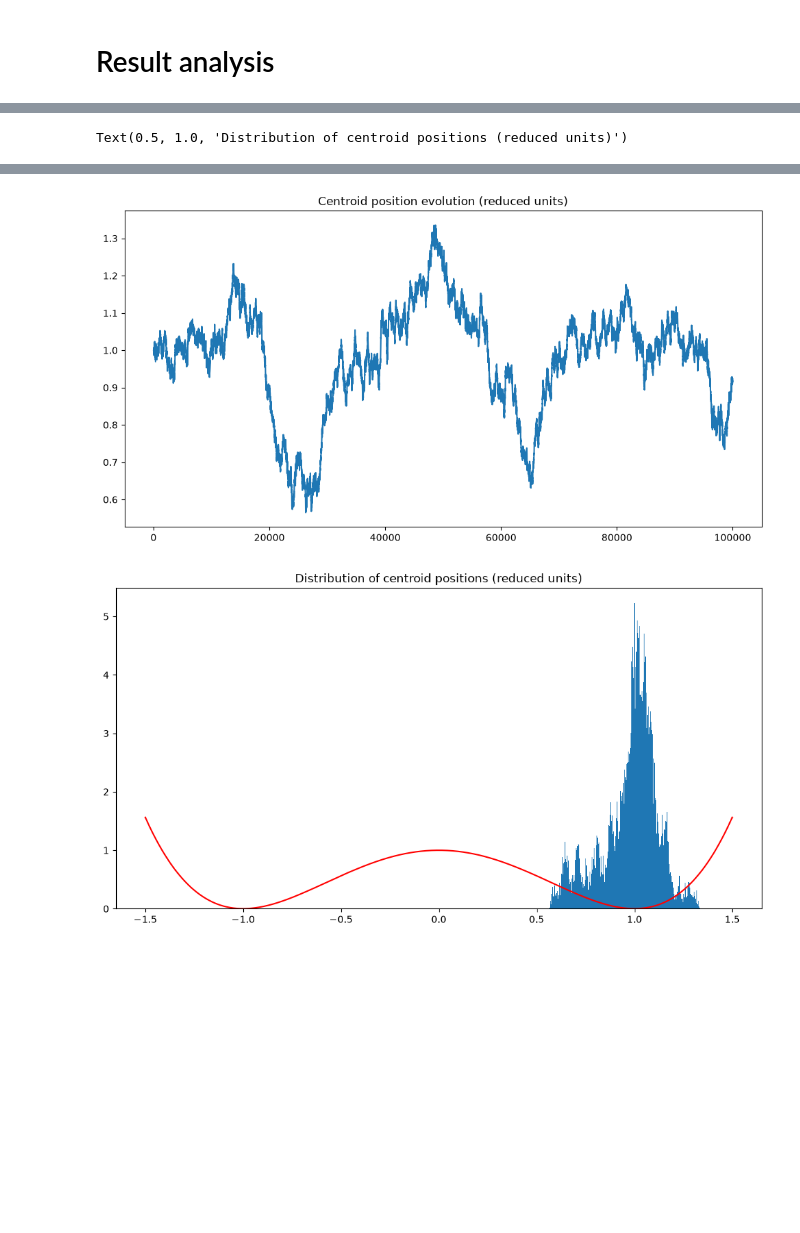
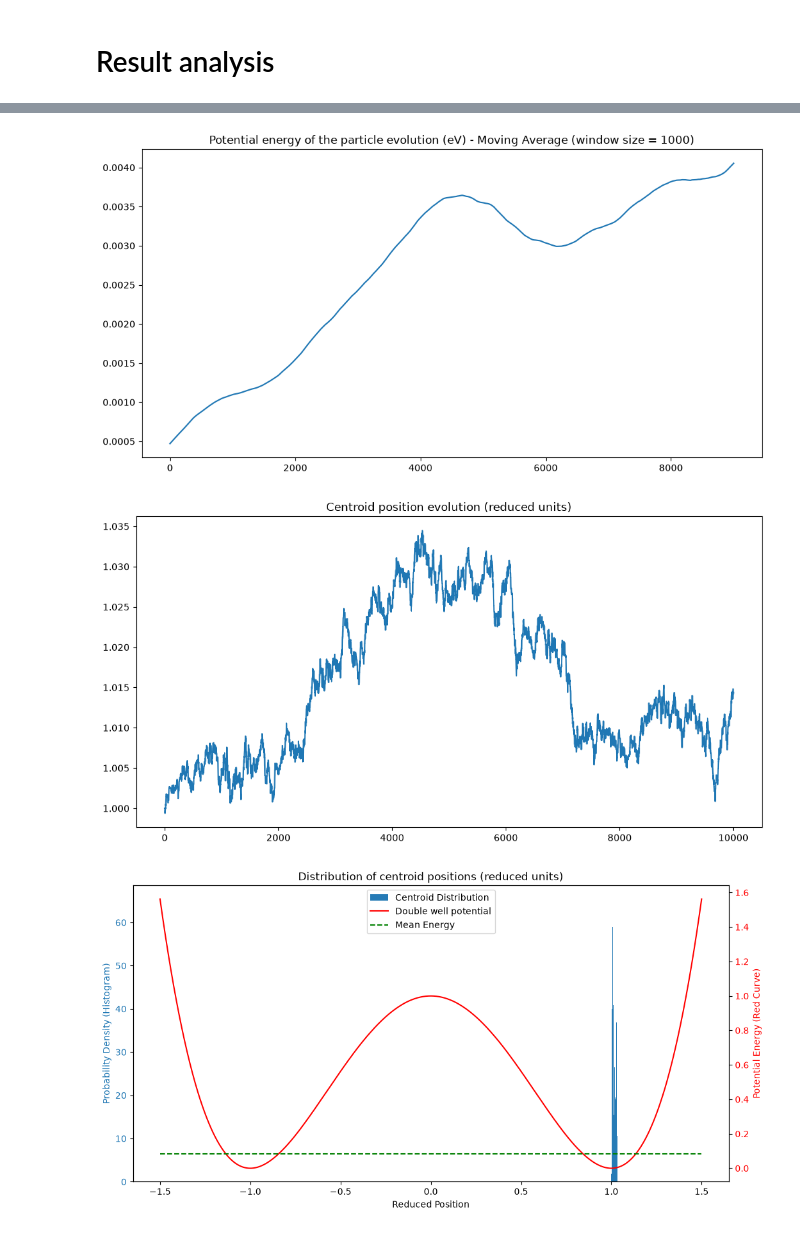
Before and after one commit to jJulZzZ/MSN---Projet-8, a Jupyter notebook: simu.ipynb, the cells around one changed output, grey strips where cells are left out. Drawn from its saved outputs; the diff is of its cells as text; code cells hidden in the pictures; blank space fills up the shorter version.

```diff
--- a/simu.ipynb
+++ b/simu.ipynb
@@ -93,13 +132,17 @@ def run_simulation(N):
 # %% [markdown]
 # Run simulation
 # %%
-M_conf, success_list = run_simulation(100000)
+M_conf, success_list, params = run_simulation(10000, 30)
 # %% [markdown]
 # Result analysis
 # %%
 # Success rate calculation (should be between 40% and 50%, if not change dx)
 success_rate = np.mean(success_list) * 100
 print(f"Success rate: {success_rate:.2f}%")
+P = params.P
+a = params.a
+V0 = params.V0
+N = params.N
 
 # Mean energy calculation
 def mean_energy(M_conf):
@@ -111,6 +154,7 @@ def mean_energy(M_conf):
 mean_energies = mean_energy(M_conf)
 print(f"Mean energy: {np.mean(mean_energies) / const.e:.4e} eV")
 print(f"Variance of energy: {np.var(mean_energies) / (const.e**2):.4e} eV^2")
+mean_energy_prod = np.mean(mean_energies[int(np.ceil(N/2)):])  # Mean energy after equilibration (discard first half of the simulation)
 
 # Centroid distribution calculation
 def centroid_distribution(M_conf):
@@ -132,14 +176,39 @@ plt.figure(figsize=(12, 6))
 plt.plot(mean_energies / const.e)
 plt.title('Potential energy of the particle evolution (eV)')
 
+## Plot energy evolution with moving average
+window_size = 1000
+moving_avg = np.convolve(mean_energies / const.e, np.ones(window_size)/window_size, mode='valid')
+plt.figure(figsize=(12, 6))
+plt.plot(moving_avg)
+plt.title(f'Potential energy of the particle evolution (eV) - Moving Average (window size = {window_size})')
+
 ## Plot centroid (reduced positions)
 plt.figure(figsize=(12, 6))
 plt.plot(centroid_positions/a)
 plt.title('Centroid position evolution (reduced units)')
 
 # Plot distribution of centroid positions (reduced position)
-plt.figure(figsize=(12, 6))
-plt.hist(centroid_positions/a, bins=500, density=True)
-plt.plot(np.linspace(-1.5, 1.5, 1000),  ((np.linspace(-1.5, 1.5, 1000))**2 - 1)**2, color='red', label='Double well potential')
+fig, ax1 = plt.subplots(figsize=(12, 6))
+
+ax1.hist(centroid_positions / a, bins=50, density=True, alpha=0.97, color='tab:blue', label='Centroid Distribution')
+ax1.set_xlabel('Reduced Position')
+ax1.set_ylabel('Probability Density (Histogram)', color='tab:blue')
+ax1.tick_params(axis='y', labelcolor='tab:blue')
+
+ax2 = ax1.twinx()
+x = np.linspace(-1.5, 1.5, 1000)
+y = (x**2 - 1)**2
+
+ax2.plot(x, y, color='red', label='Double well potential')
+ax2.plot(x, mean_energy_prod / V0 * np.ones_like(x), color='green', linestyle='--', label='Mean Energy')
+ax2.set_ylabel('Potential Energy (Red Curve)', color='red')
+ax2.tick_params(axis='y', labelcolor='red')
+
+lines_1, labels_1 = ax1.get_legend_handles_labels()
+lines_2, labels_2 = ax2.get_legend_handles_labels()
+ax1.legend(lines_1 + lines_2, labels_1 + labels_2, loc='upper center')
+
 plt.title('Distribution of centroid positions (reduced units)')
+plt.show()
 # %% [output]
@@ -152 +220,0 @@ Variance of centroid position: 3.3348e-23 m^2
-Text(0.5, 1.0, 'Distribution of centroid positions (reduced units)')
@@ -154,2 +222,3 @@ Text(0.5, 1.0, 'Distribution of centroid positions (reduced units)')
-[figure, old version]
+[figure, new version]
-[figure, old version]
+[figure, new version]
+[figure, added]
```
Also changed, not shown: parts of 4 cells of this notebook.
